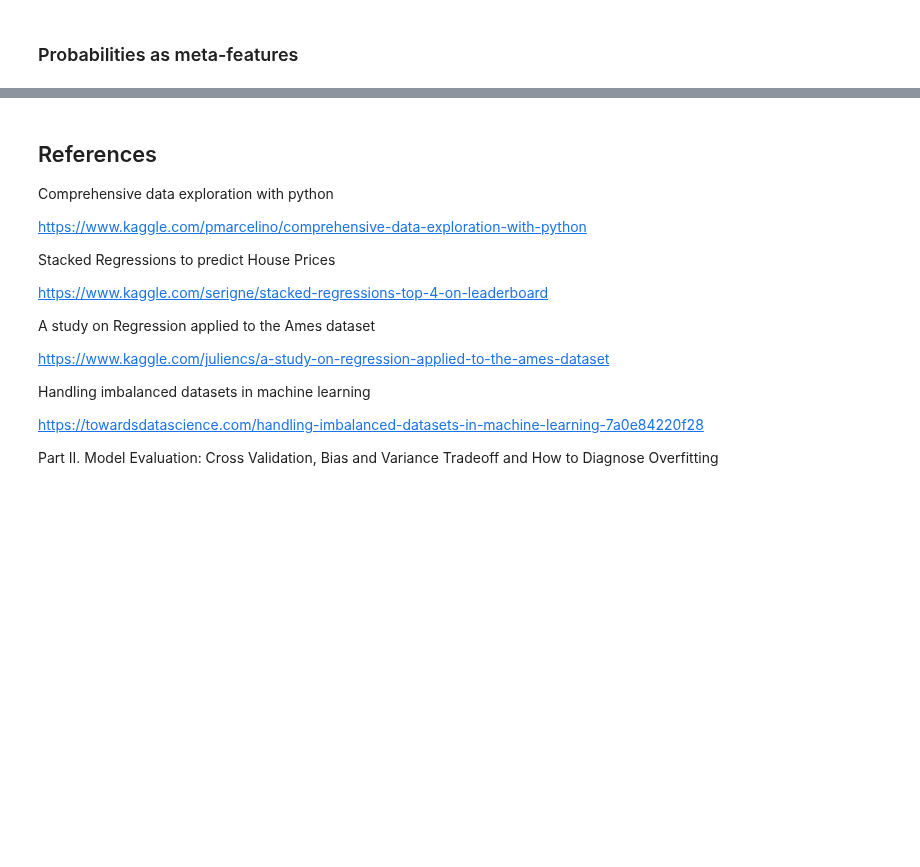
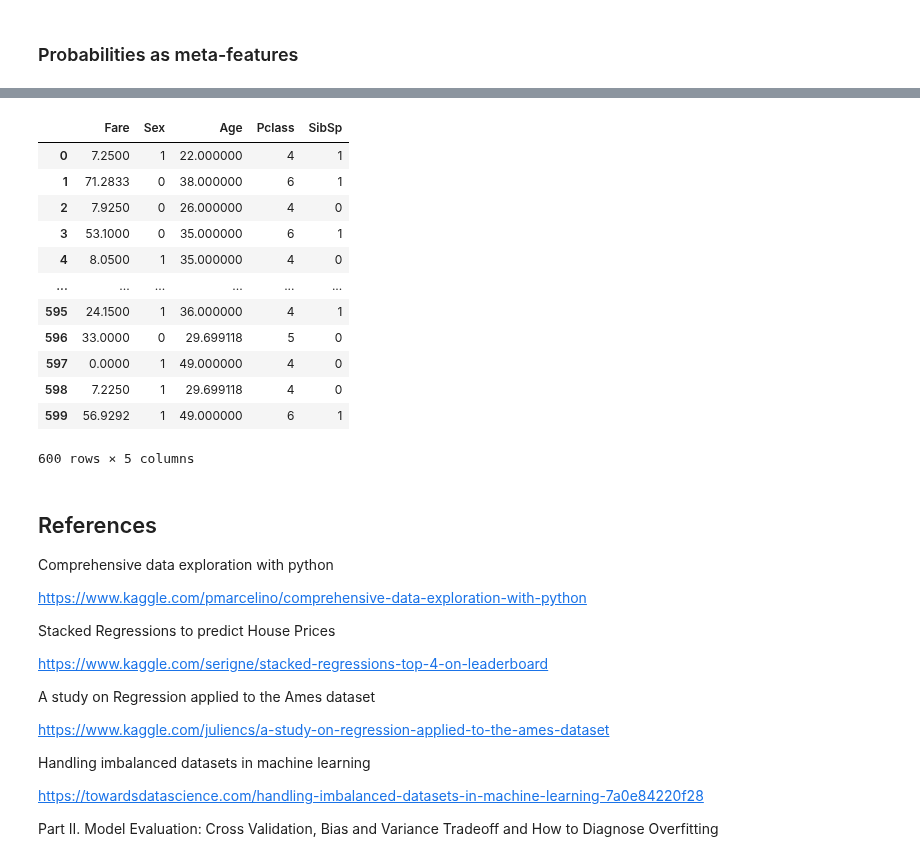
Before and after one commit to LeoFernanndes/notebooks, a Jupyter notebook: titanic_3.ipynb, the cells around one changed output, grey strips where cells are left out. Cells and saved outputs as stored; diff of their text form; code cells hidden in the pictures; blank space fills up the shorter version.

```diff
--- a/titanic_3.ipynb
+++ b/titanic_3.ipynb
@@ -357,3 +425,19 @@ Accuracy: 0.67 (+/- 0.06) [StackingClassifier]
+# %%
+x_train
+# %% [output]
+|  | Fare | Sex | Age | Pclass | SibSp |
+| 0 | 7.2500 | 1 | 22.000000 | 4 | 1 |
+| 1 | 71.2833 | 0 | 38.000000 | 6 | 1 |
+| 2 | 7.9250 | 0 | 26.000000 | 4 | 0 |
+| 3 | 53.1000 | 0 | 35.000000 | 6 | 1 |
+| 4 | 8.0500 | 1 | 35.000000 | 4 | 0 |
+| ... | ... | ... | ... | ... | ... |
+| 595 | 24.1500 | 1 | 36.000000 | 4 | 1 |
+| 596 | 33.0000 | 0 | 29.699118 | 5 | 0 |
+| 597 | 0.0000 | 1 | 49.000000 | 4 | 0 |
+| 598 | 7.2250 | 1 | 29.699118 | 4 | 0 |
+| 599 | 56.9292 | 1 | 49.000000 | 6 | 1 |
+600 rows × 5 columns
 # %% [markdown]
 ## References
 
```
Also changed, not shown: parts of 8 cells of this notebook.
